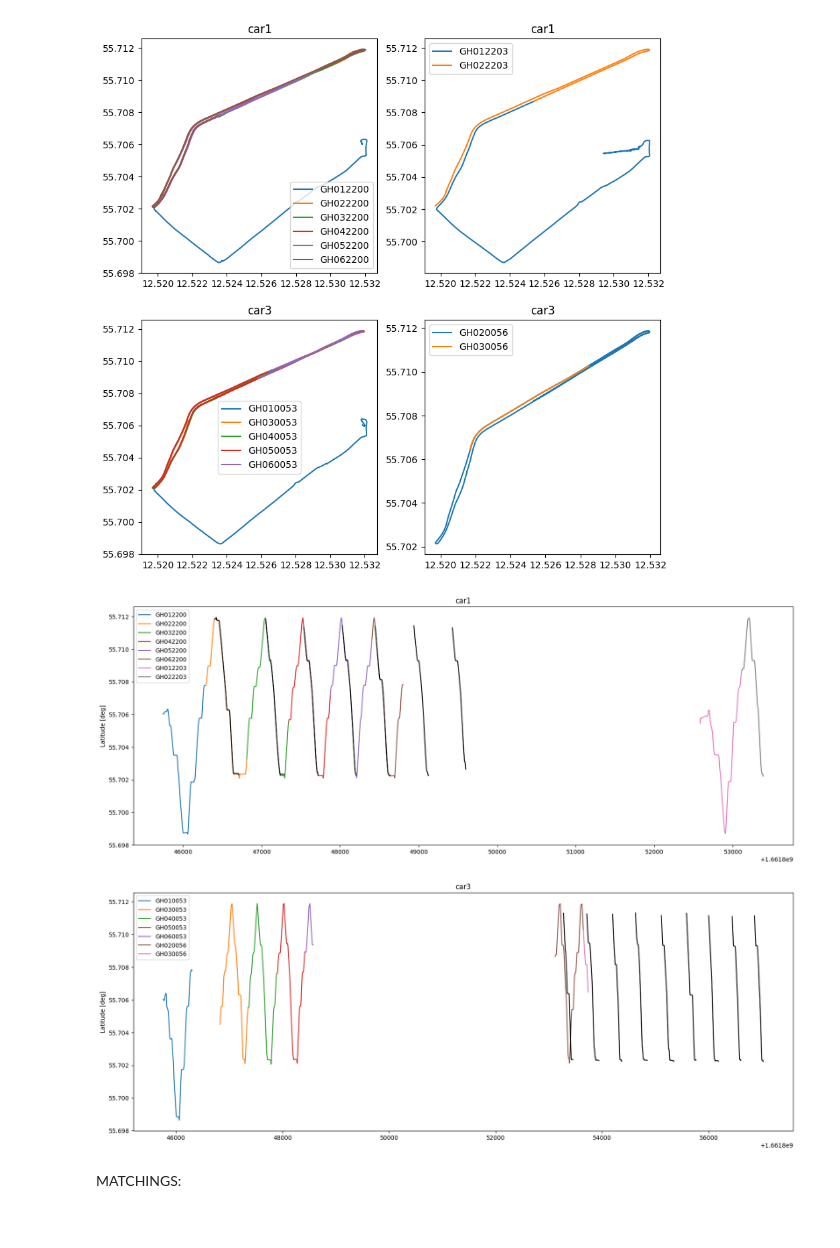
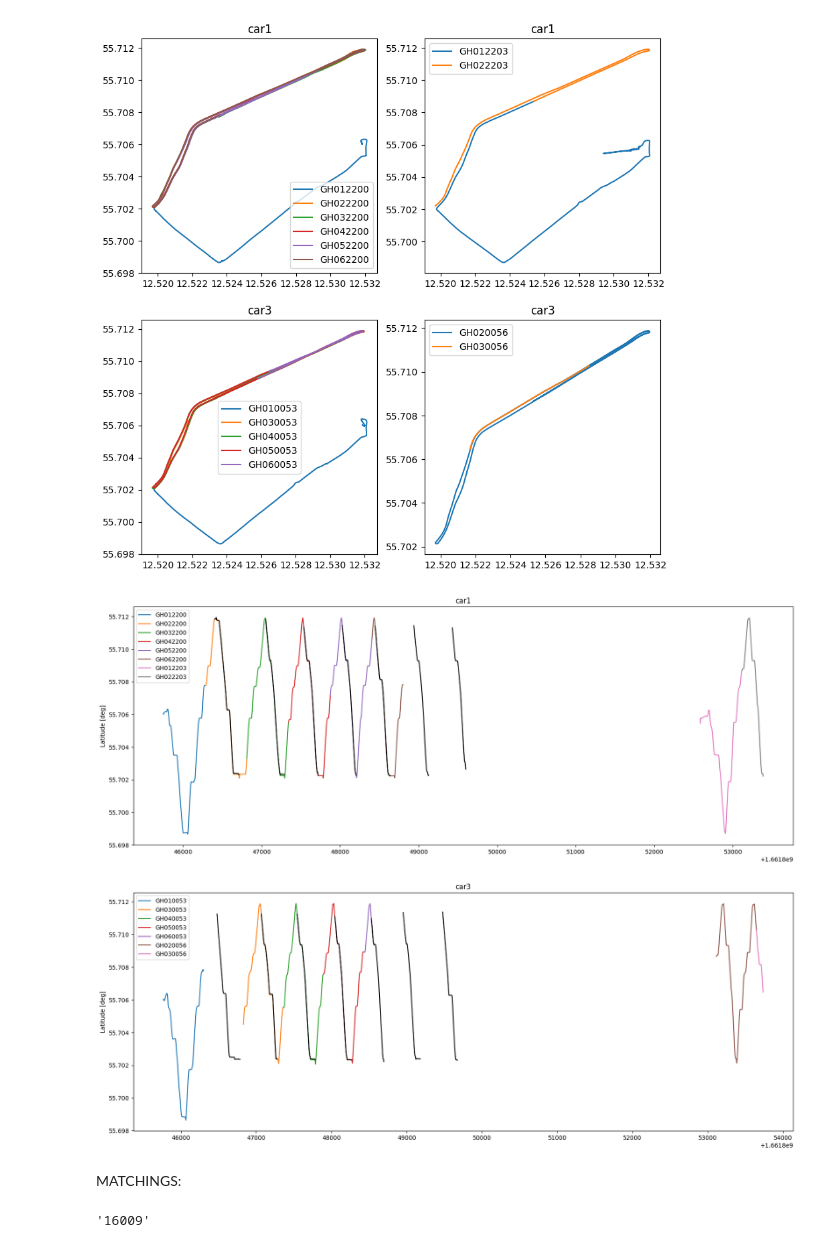
Before and after one commit to rreezN/CrackDetect, a Jupyter notebook: notebooks/gopro.ipynb, the cells around one changed output. Saved outputs shown, nothing was run; the diff lists cells and outputs as text; code cells hidden in the pictures.

Commit message:
convert, segment and match created for GoPro

```diff
--- a/notebooks/gopro.ipynb
+++ b/notebooks/gopro.ipynb
@@ -33,33 +34,39 @@ def convertdata(data, parameter):
     return data
 
 
-def unpack_hdf5(hdf5_file):
+def unpack_hdf5(hdf5_file, convert: bool = False):
     with h5py.File(hdf5_file, 'r') as f:
-        data = unpack_hdf5_(f)
+        data = unpack_hdf5_(f, convert)
     return data
 
-def unpack_hdf5_(group):
+
+def unpack_hdf5_(group, convert: bool = False):
     data = {}
     for key in group.keys():
         if isinstance(group[key], h5py.Group):
             data[key] = unpack_hdf5_(group[key])
         else:
-            if key in parameter_dict:
+            if convert and key in parameter_dict:
                 data[key] = convertdata(group[key][()], parameter_dict[key])
             else:
-                data[key] = group[key][()]
+                d = group[key][()]
+                if isinstance(d, bytes):
+                    data[key] = d.decode('utf-8')
+                else:
+                    data[key] = group[key][()]
     return data
 # %%
 autopi_hh = unpack_hdf5('../data/raw/AutoPi_CAN/platoon_CPH1_HH.hdf5')
 autopi_vh = unpack_hdf5('../data/raw/AutoPi_CAN/platoon_CPH1_VH.hdf5')
 # %%
-trip_folders = glob('../data/raw/gopro_data/*/*')
+trip_folders = glob('../data/raw/gopro_data/car*/*')
+trip_folders = sorted(trip_folders)
 
 gopro_data = {}
 
 pbar = tqdm(trip_folders, total=len(trip_folders))
 for trip_folder in pbar:
-    car, trip_id = trip_folder.split('\\')[-2:]
+    car, trip_id = trip_folder.split('/')[-2:]
     if car not in gopro_data:
         gopro_data[car] = {}
 
@@ -126,34 +133,34 @@ fig, axes = plt.subplots(2,1, figsize=(20, 16))
 car = "car1"
 endings = {'car1': ['0', '3'], 'car3': ['3', '6']}
 for r, car in enumerate(gopro_data.keys()):
     ax = axes[r]
     for c, ending in enumerate(endings[car]):
         for trip_id, trip in gopro_data[car].items():
             if trip_id[-1] == ending:
                 date = trip['gps5']['date']
                 lat = trip['gps5']['GPS (Lat.) [deg]']
                 ax.plot(date, lat, label=trip_id)
     ax.set_ylabel("Latitude [deg]")
     ax.set_title(car)
     ax.legend()
 
 # for r, car in autopi_hh.items():
 #     for c, trip in car.items():
 c1 = "16011"
 for p in autopi_hh["GM"][c1].keys():
     pass_ = autopi_hh["GM"][c1][p]
     date = pass_['gps'][:, 0]
     lat = pass_['gps'][:, 1]
     axes[0].plot(date, lat, c='k', label=f"{c1} {p}")
 
-c2 = "16008"
+c2 = "16009"
 for p in autopi_hh["GM"][c2].keys():
     pass_ = autopi_hh["GM"][c2][p]
     date = pass_['gps'][:, 0]
     lat = pass_['gps'][:, 1]
     axes[1].plot(date, lat, c='k', label=f"{c2} {p}")
 plt.show()
 # %% [output]
-[figure, old version]
+[figure, new version]
 # %% [markdown]
 MATCHINGS:
@@ -159,0 +205,14 @@ MATCHINGS:
+# %%
+# Load the gopro data
+gopro_data = {}
+for trip_id in ["16006", "16009", "16011"]:
+    gopro_data[trip_id] = {}
+    for measurement in ['gps5', 'accl', 'gyro']:
+        gopro_data[trip_id][measurement] = pd.read_csv(f'../data/raw/gopro_data/{trip_id}/{measurement}.csv')
+
+
+# # Load the AutoPi segmented data
+current_segment = unpack_hdf5('../data/interim/gm/segment_070.hdf5')
+current_segment["trip_name"]
+# %% [output]
+'16009'
```
Also changed, not shown: parts of 7 cells of this notebook, 1 other file.
